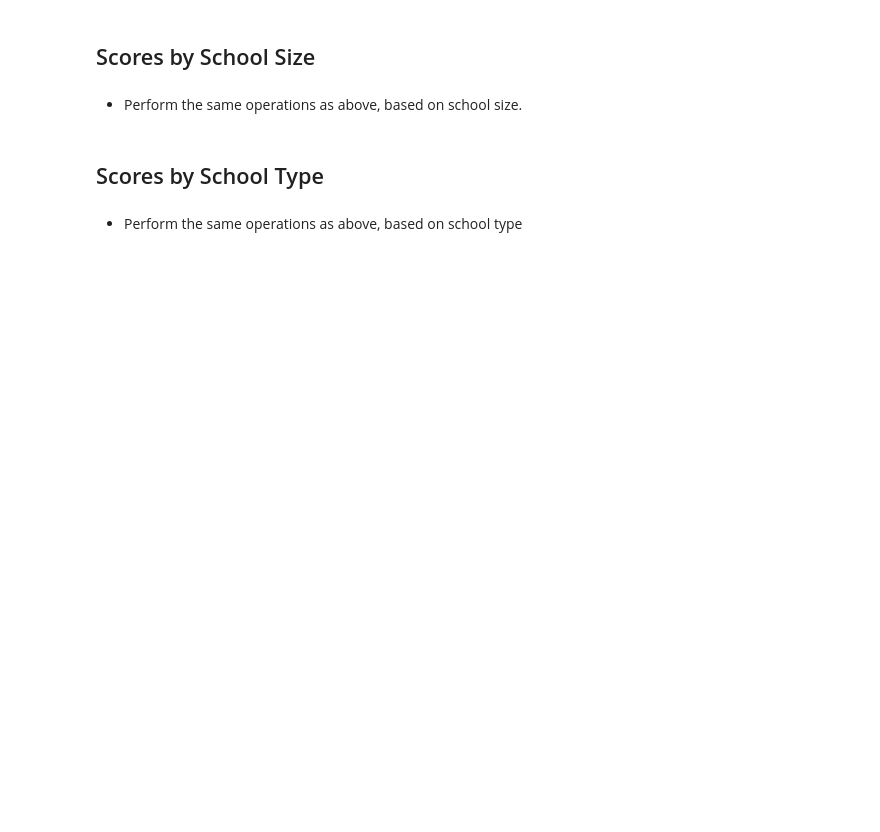
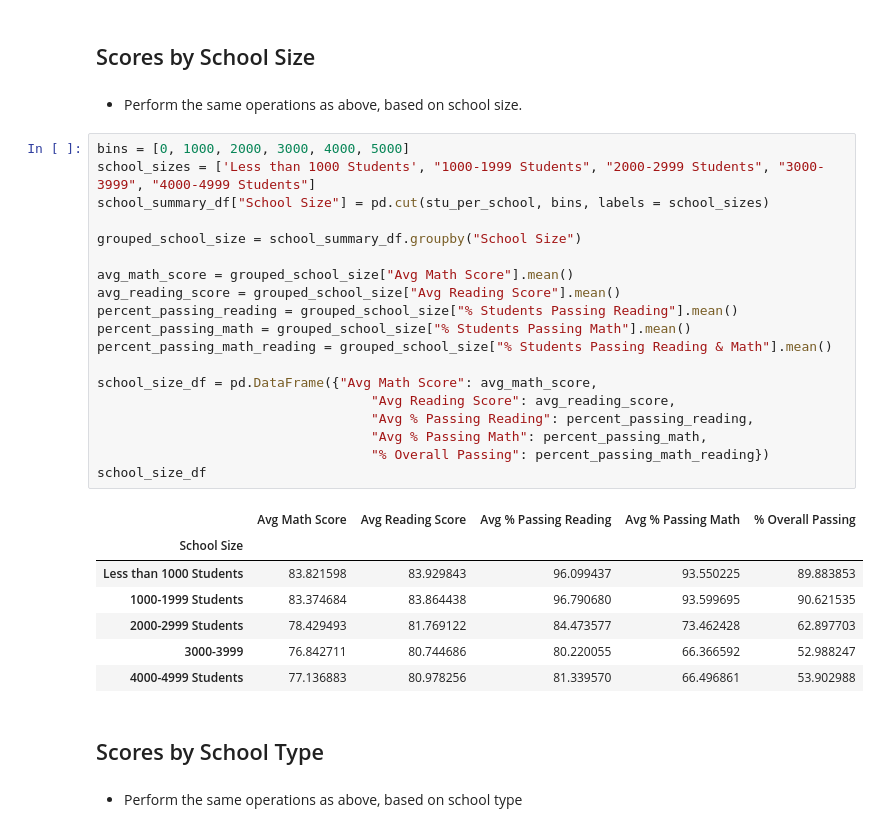
Before and after one commit to CCom20/pandas-challenge, a Jupyter notebook: pycityschools/PyCitySchools_starter.ipynb, the cells around one changed output. Cells and saved outputs as stored; diff of their text form; blank space fills up the shorter version.

```diff
--- a/pycityschools/PyCitySchools_starter.ipynb
+++ b/pycityschools/PyCitySchools_starter.ipynb
@@ -272,6 +330,33 @@ by_grade_math_scores_df
 ## Scores by School Size
 # %% [markdown]
 * Perform the same operations as above, based on school size.
+# %%
+bins = [0, 1000, 2000, 3000, 4000, 5000]
+school_sizes = ['Less than 1000 Students', "1000-1999 Students", "2000-2999 Students", "3000-3999", "4000-4999 Students"]
+school_summary_df["School Size"] = pd.cut(stu_per_school, bins, labels = school_sizes)
+
+grouped_school_size = school_summary_df.groupby("School Size")
+
+avg_math_score = grouped_school_size["Avg Math Score"].mean()
+avg_reading_score = grouped_school_size["Avg Reading Score"].mean()
+percent_passing_reading = grouped_school_size["% Students Passing Reading"].mean()
+percent_passing_math = grouped_school_size["% Students Passing Math"].mean()
+percent_passing_math_reading = grouped_school_size["% Students Passing Reading & Math"].mean()
+
+school_size_df = pd.DataFrame({"Avg Math Score": avg_math_score,
+                                   "Avg Reading Score": avg_reading_score,
+                                   "Avg % Passing Reading": percent_passing_reading,
+                                   "Avg % Passing Math": percent_passing_math,
+                                   "% Overall Passing": percent_passing_math_reading})
+school_size_df
+# %% [output]
+|  | Avg Math Score | Avg Reading Score | Avg % Passing Reading | Avg % Passing Math | % Overall Passing |
+| School Size |  |  |  |  |  |
+| Less than 1000 Students | 83.821598 | 83.929843 | 96.099437 | 93.550225 | 89.883853 |
+| 1000-1999 Students | 83.374684 | 83.864438 | 96.790680 | 93.599695 | 90.621535 |
+| 2000-2999 Students | 78.429493 | 81.769122 | 84.473577 | 73.462428 | 62.897703 |
+| 3000-3999 | 76.842711 | 80.744686 | 80.220055 | 66.366592 | 52.988247 |
+| 4000-4999 Students | 77.136883 | 80.978256 | 81.339570 | 66.496861 | 53.902988 |
 # %% [markdown]
 ## Scores by School Type
 # %% [markdown]
```
Also changed, not shown: parts of 4 cells of this notebook.
